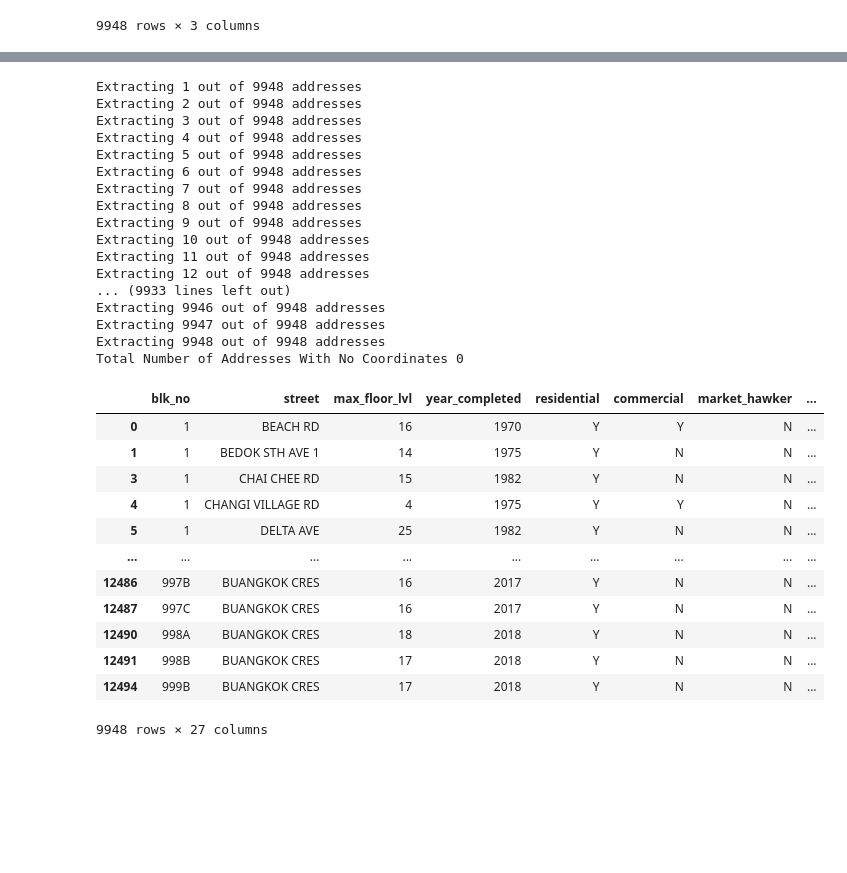
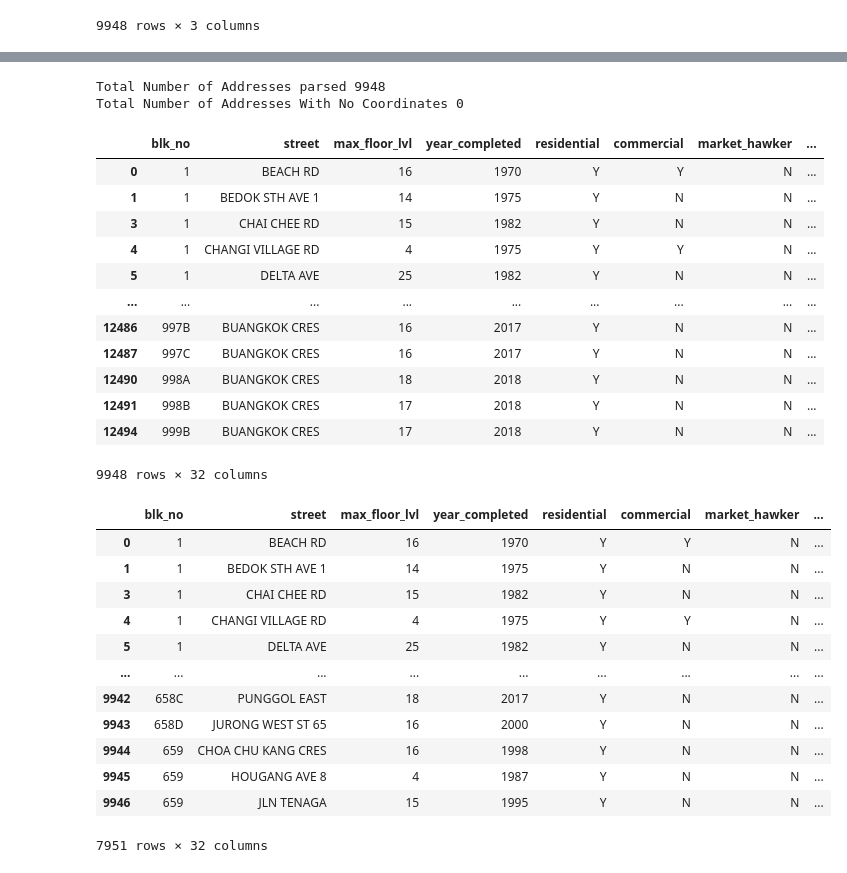
Before and after one commit to ngzhili/HDB-EIP, a Jupyter notebook: visualization.ipynb, the cells around one changed output, grey strips where cells are left out. Cells and saved outputs as stored; diff of their text form; code cells hidden in the pictures; blank space fills up the shorter version.

```diff
--- a/visualization.ipynb
+++ b/visualization.ipynb
@@ -146,8 +193,8 @@ def getData(address):
 # %%
-def getcoordinates(address):
+def getData(address):
     req = requests.get('https://developers.onemap.sg/commonapi/search?searchVal='+address+'&returnGeom=Y&getAddrDetails=Y&pageNum=1')
     resultsdict = eval(req.text)
     if len(resultsdict['results'])>0:
-        return resultsdict['results'][0]['LATITUDE'], resultsdict['results'][0]['LONGITUDE']
+        return resultsdict['results'][0]['BLK_NO'], resultsdict['results'][0]['ROAD_NAME'], resultsdict['results'][0]['BUILDING'], resultsdict['results'][0]['ADDRESS'], resultsdict['results'][0]['POSTAL'], resultsdict['results'][0]['LATITUDE'], resultsdict['results'][0]['LONGITUDE']
     else:
         pass
@@ -154,41 +211,37 @@ def getcoordinates(address):
 # %%
+import time
+from tqdm import tqdm
 coordinateslist= []
 count = 0
 failed_count = 0
-for address in addresslist:
+for address in tqdm(addresslist):
     try:
-        if len(getcoordinates(address))>0:
+        if len(getData(address))>0:
             count = count + 1
-            print('Extracting',count,'out of',len(addresslist),'addresses')
-            coordinateslist.append(getcoordinates(address))
+            #print('Extracting',count,'out of',len(addresslist),'addresses')
+            coordinateslist.append(getData(address))
     except:
         count = count + 1
         failed_count = failed_count + 1
-        print('Failed to extract',count,'out of',len(addresslist),'addresses')
+        #print('Failed to extract',count,'out of',len(addresslist),'addresses')
         coordinateslist.append(None)
+
+print('Total Number of Addresses parsed',count)
 print('Total Number of Addresses With No Coordinates',failed_count)
 # %% [output]
-Extracting 1 out of 9948 addresses
-Extracting 2 out of 9948 addresses
-Extracting 3 out of 9948 addresses
-Extracting 4 out of 9948 addresses
-Extracting 5 out of 9948 addresses
-Extracting 6 out of 9948 addresses
-Extracting 7 out of 9948 addresses
-Extracting 8 out of 9948 addresses
-Extracting 9 out of 9948 addresses
-Extracting 10 out of 9948 addresses
-Extracting 11 out of 9948 addresses
-Extracting 12 out of 9948 addresses
-... (9933 lines left out)
-Extracting 9946 out of 9948 addresses
-Extracting 9947 out of 9948 addresses
-Extracting 9948 out of 9948 addresses
+Total Number of Addresses parsed 9948
 Total Number of Addresses With No Coordinates 0
 # %%
 df_coordinates = pd.DataFrame(coordinateslist)
 df_combined = df.join(df_coordinates)
-df_combined  = df_combined .rename(columns={0:'Latitude', 1:'Longitude'})
+df_combined  = df_combined .rename(columns={0:'BLK_NO',
+                                            1:'ROAD_NAME',
+                                            2:'BUILDING',
+                                            3:'ADDRESS',
+                                            4:'POSTAL',
+                                            5:'LATITUDE',
+                                            6:'LONGITUDE',
+                                            })
 df_combined
 # %% [output]
 |  | blk_no | street | max_floor_lvl | year_completed | residential | commercial | market_hawker | ... |
@@ -203,6 +256,22 @@ df_combined
 | 12490 | 998A | BUANGKOK CRES | 18 | 2018 | Y | N | N | ... |
 | 12491 | 998B | BUANGKOK CRES | 17 | 2018 | Y | N | N | ... |
 | 12494 | 999B | BUANGKOK CRES | 17 | 2018 | Y | N | N | ... |
-9948 rows × 27 columns
+9948 rows × 32 columns
 # %%
 df_combined.to_csv("hdb_property_processed.csv",index=False)
+# %%
+df_combined[(df_combined['LATITUDE'].notnull()) | (df_combined['LONGITUDE'].notnull())]
+# %% [output]
+|  | blk_no | street | max_floor_lvl | year_completed | residential | commercial | market_hawker | ... |
+| 0 | 1 | BEACH RD | 16 | 1970 | Y | Y | N | ... |
+| 1 | 1 | BEDOK STH AVE 1 | 14 | 1975 | Y | N | N | ... |
+| 3 | 1 | CHAI CHEE RD | 15 | 1982 | Y | N | N | ... |
+| 4 | 1 | CHANGI VILLAGE RD | 4 | 1975 | Y | Y | N | ... |
+| 5 | 1 | DELTA AVE | 25 | 1982 | Y | N | N | ... |
+| ... | ... | ... | ... | ... | ... | ... | ... | ... |
+| 9942 | 658C | PUNGGOL EAST | 18 | 2017 | Y | N | N | ... |
+| 9943 | 658D | JURONG WEST ST 65 | 16 | 2000 | Y | N | N | ... |
+| 9944 | 659 | CHOA CHU KANG CRES | 16 | 1998 | Y | N | N | ... |
+| 9945 | 659 | HOUGANG AVE 8 | 4 | 1987 | Y | N | N | ... |
+| 9946 | 659 | JLN TENAGA | 15 | 1995 | Y | N | N | ... |
+7951 rows × 32 columns
```
Also changed, not shown: parts of 11 cells of this notebook, 3 other files.
